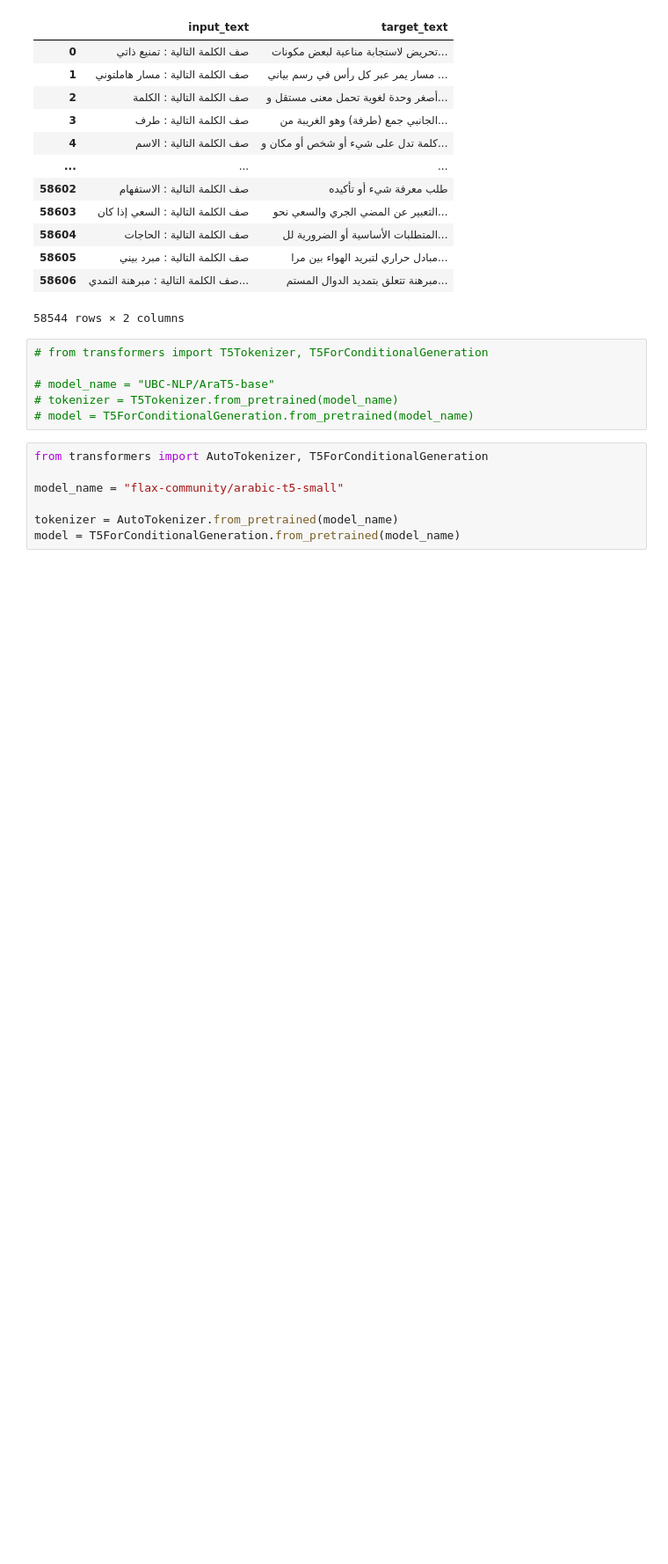
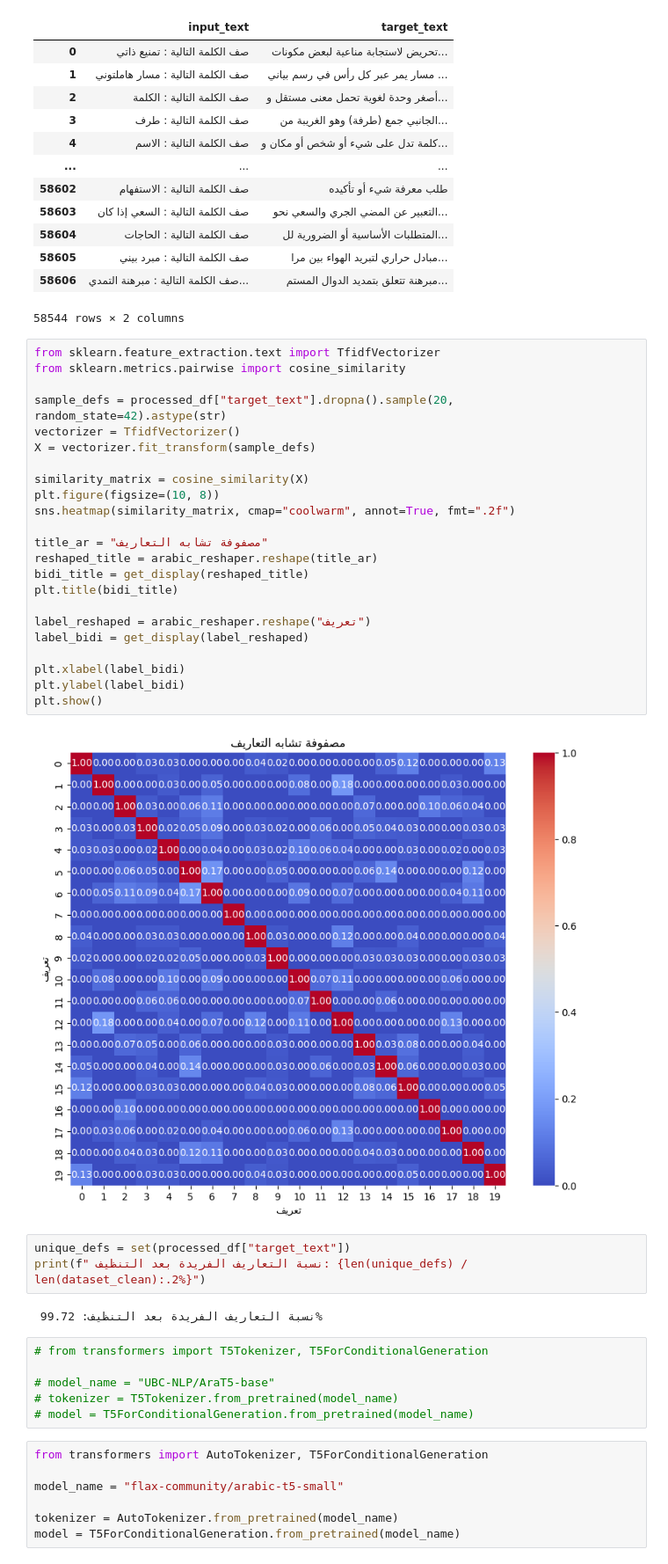
Before and after one commit to angiegh2002/learning_language_game, a Jupyter notebook: language_model.ipynb, the cells around one changed output. Shown: that part at 88% size. Saved outputs shown, nothing was run; the diff lists cells and outputs as text; blank space fills up the shorter version.

```diff
--- a/language_model.ipynb
+++ b/language_model.ipynb
@@ -233,6 +231,36 @@ processed_df
 | 58605 | صف الكلمة التالية : مبرد بيني | مبادل حراري لتبريد الهواء بين مرا... |
 | 58606 | صف الكلمة التالية : مبرهنة التمدي... | مبرهنة تتعلق بتمديد الدوال المستم... |
 58544 rows × 2 columns
+# %%
+from sklearn.feature_extraction.text import TfidfVectorizer
+from sklearn.metrics.pairwise import cosine_similarity
+
+sample_defs = processed_df["target_text"].dropna().sample(20, random_state=42).astype(str)
+vectorizer = TfidfVectorizer()
+X = vectorizer.fit_transform(sample_defs)
+
+similarity_matrix = cosine_similarity(X)
+plt.figure(figsize=(10, 8))
+sns.heatmap(similarity_matrix, cmap="coolwarm", annot=True, fmt=".2f")
+
+title_ar = "مصفوفة تشابه التعاريف"
+reshaped_title = arabic_reshaper.reshape(title_ar)
+bidi_title = get_display(reshaped_title)
+plt.title(bidi_title)
+
+label_reshaped = arabic_reshaper.reshape("تعريف")
+label_bidi = get_display(label_reshaped)
+
+plt.xlabel(label_bidi)
+plt.ylabel(label_bidi)
+plt.show()
+# %% [output]
+[figure, added]
+# %%
+unique_defs = set(processed_df["target_text"])
+print(f" نسبة التعاريف الفريدة بعد التنظيف: {len(unique_defs) / len(dataset_clean):.2%}")
+# %% [output]
+ نسبة التعاريف الفريدة بعد التنظيف: 99.72%
 # %%
 # from transformers import T5Tokenizer, T5ForConditionalGeneration
 
```
Also changed, not shown: parts of 22 cells of this notebook.
